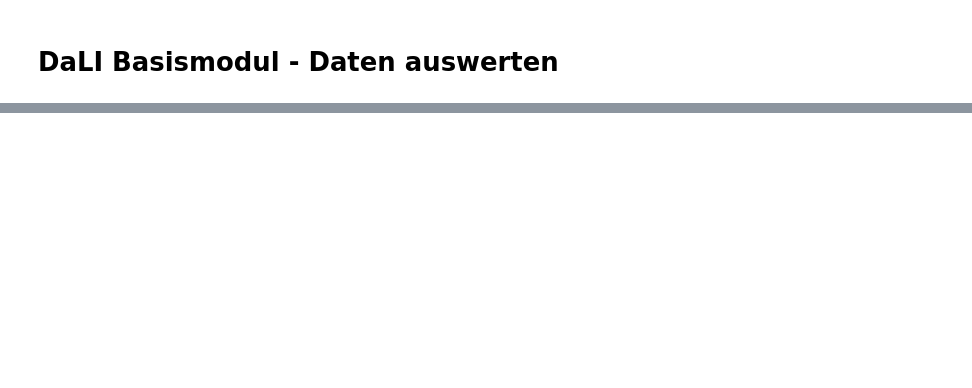
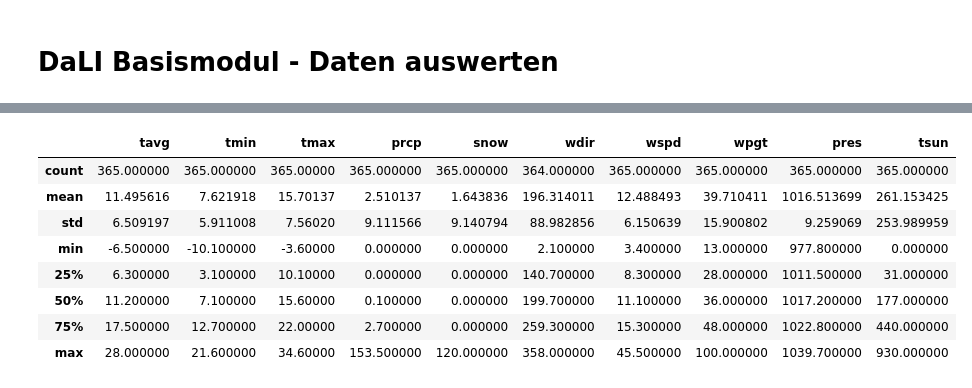
Before and after one commit to konrad/DaLI_Basismodul_WiSe2021_2022, a Jupyter notebook: Feinstaub.ipynb, the cells around one changed output, grey strips where cells are left out. Saved outputs shown, nothing was run; the diff lists cells and outputs as text; code cells hidden in the pictures; blank space fills up the shorter version.

```diff
--- a/Feinstaub.ipynb
+++ b/Feinstaub.ipynb
@@ -31,0 +81,12 @@ particulates["Messwert"].hist()
+# %%
+weather.describe()
+# %% [output]
+|  | tavg | tmin | tmax | prcp | snow | wdir | wspd | wpgt | pres | tsun |
+| count | 365.000000 | 365.000000 | 365.00000 | 365.000000 | 365.000000 | 364.000000 | 365.000000 | 365.000000 | 365.000000 | 365.000000 |
+| mean | 11.495616 | 7.621918 | 15.70137 | 2.510137 | 1.643836 | 196.314011 | 12.488493 | 39.710411 | 1016.513699 | 261.153425 |
+| std | 6.509197 | 5.911008 | 7.56020 | 9.111566 | 9.140794 | 88.982856 | 6.150639 | 15.900802 | 9.259069 | 253.989959 |
+| min | -6.500000 | -10.100000 | -3.60000 | 0.000000 | 0.000000 | 2.100000 | 3.400000 | 13.000000 | 977.800000 | 0.000000 |
+| 25% | 6.300000 | 3.100000 | 10.10000 | 0.000000 | 0.000000 | 140.700000 | 8.300000 | 28.000000 | 1011.500000 | 31.000000 |
+| 50% | 11.200000 | 7.100000 | 15.60000 | 0.100000 | 0.000000 | 199.700000 | 11.100000 | 36.000000 | 1017.200000 | 177.000000 |
+| 75% | 17.500000 | 12.700000 | 22.00000 | 2.700000 | 0.000000 | 259.300000 | 15.300000 | 48.000000 | 1022.800000 | 440.000000 |
+| max | 28.000000 | 21.600000 | 34.60000 | 153.500000 | 120.000000 | 358.000000 | 45.500000 | 100.000000 | 1039.700000 | 930.000000 |
```
Also changed, not shown: parts of 24 cells of this notebook.
